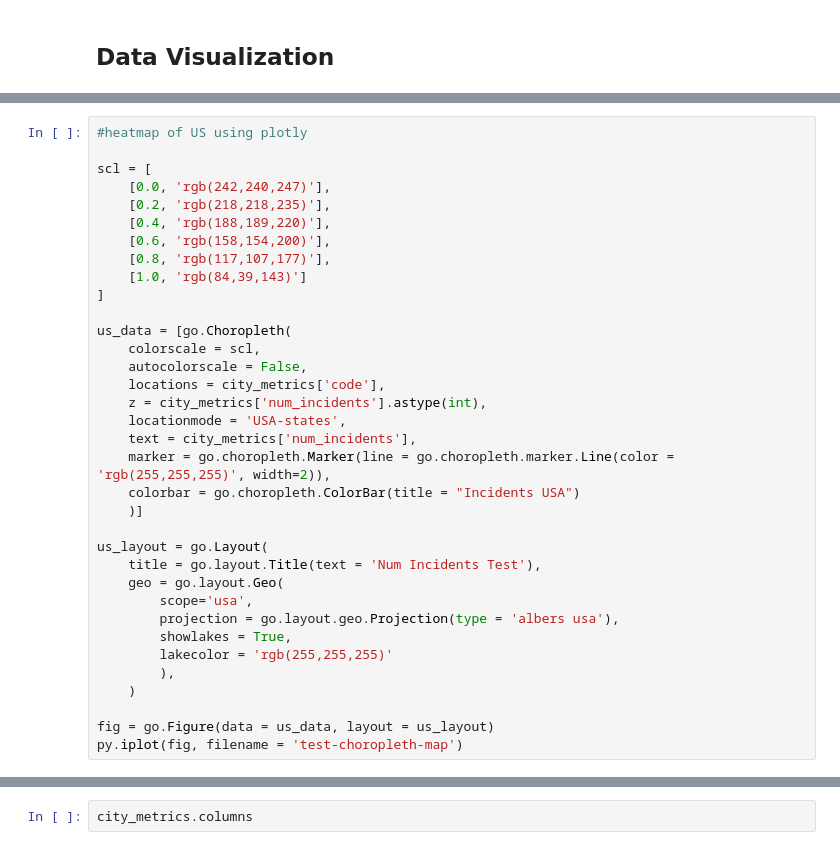
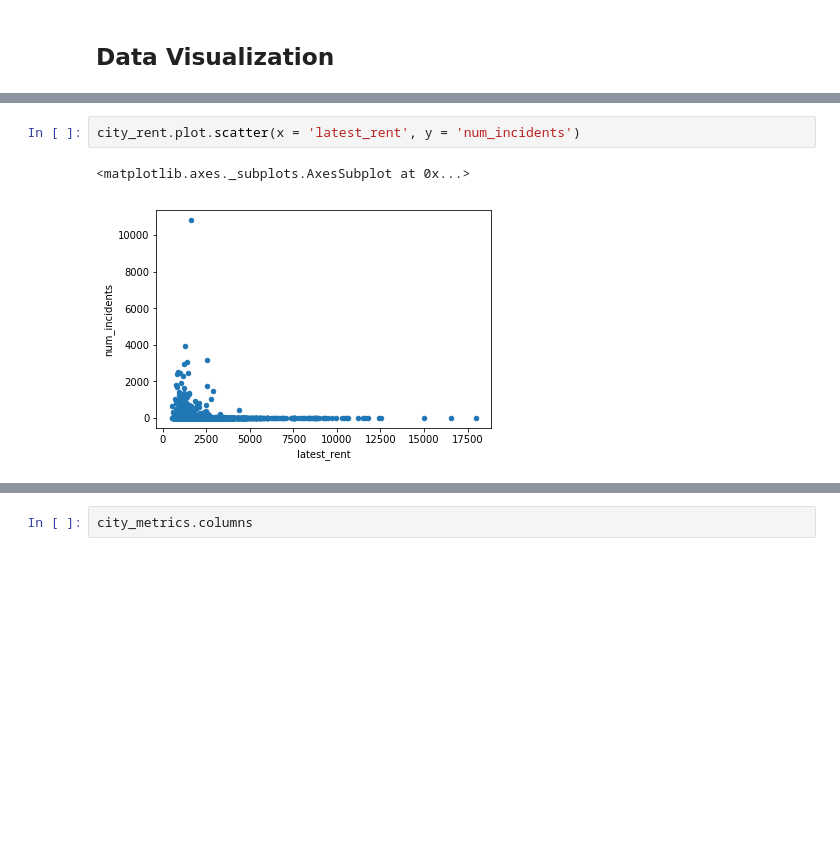
Before and after one commit to jcloo/COGS108_Final_2019, a Jupyter notebook: FinalProject.ipynb, the cells around one changed output, grey strips where cells are left out. Drawn from its saved outputs; the diff is of its cells as text; blank space fills up the shorter version.

Commit message:
uploading roy's updated data visualization

```diff
--- a/FinalProject.ipynb
+++ b/FinalProject.ipynb
@@ -206,35 +273,5 @@ ValueError: scatter requires x column to be numeric
-# %%
-#heatmap of US using plotly
-
-scl = [
-    [0.0, 'rgb(242,240,247)'],
-    [0.2, 'rgb(218,218,235)'],
-    [0.4, 'rgb(188,189,220)'],
-    [0.6, 'rgb(158,154,200)'],
-    [0.8, 'rgb(117,107,177)'],
-    [1.0, 'rgb(84,39,143)']
-]
-
-us_data = [go.Choropleth(
-    colorscale = scl,
-    autocolorscale = False,
-    locations = city_metrics['code'],
-    z = city_metrics['num_incidents'].astype(int),
-    locationmode = 'USA-states',
-    text = city_metrics['num_incidents'],
-    marker = go.choropleth.Marker(line = go.choropleth.marker.Line(color = 'rgb(255,255,255)', width=2)),
-    colorbar = go.choropleth.ColorBar(title = "Incidents USA")
-    )]
-
-us_layout = go.Layout(
-    title = go.layout.Title(text = 'Num Incidents Test'),
-    geo = go.layout.Geo(
-        scope='usa',
-        projection = go.layout.geo.Projection(type = 'albers usa'),
-        showlakes = True,
-        lakecolor = 'rgb(255,255,255)'
-        ),
-    )
-
-fig = go.Figure(data = us_data, layout = us_layout)
-py.iplot(fig, filename = 'test-choropleth-map')
+# %%
+city_rent.plot.scatter(x = 'latest_rent', y = 'num_incidents')
+# %% [output]
+<matplotlib.axes._subplots.AxesSubplot at 0x...>
+[figure, added]
```
Also changed, not shown: parts of 16 cells of this notebook.
